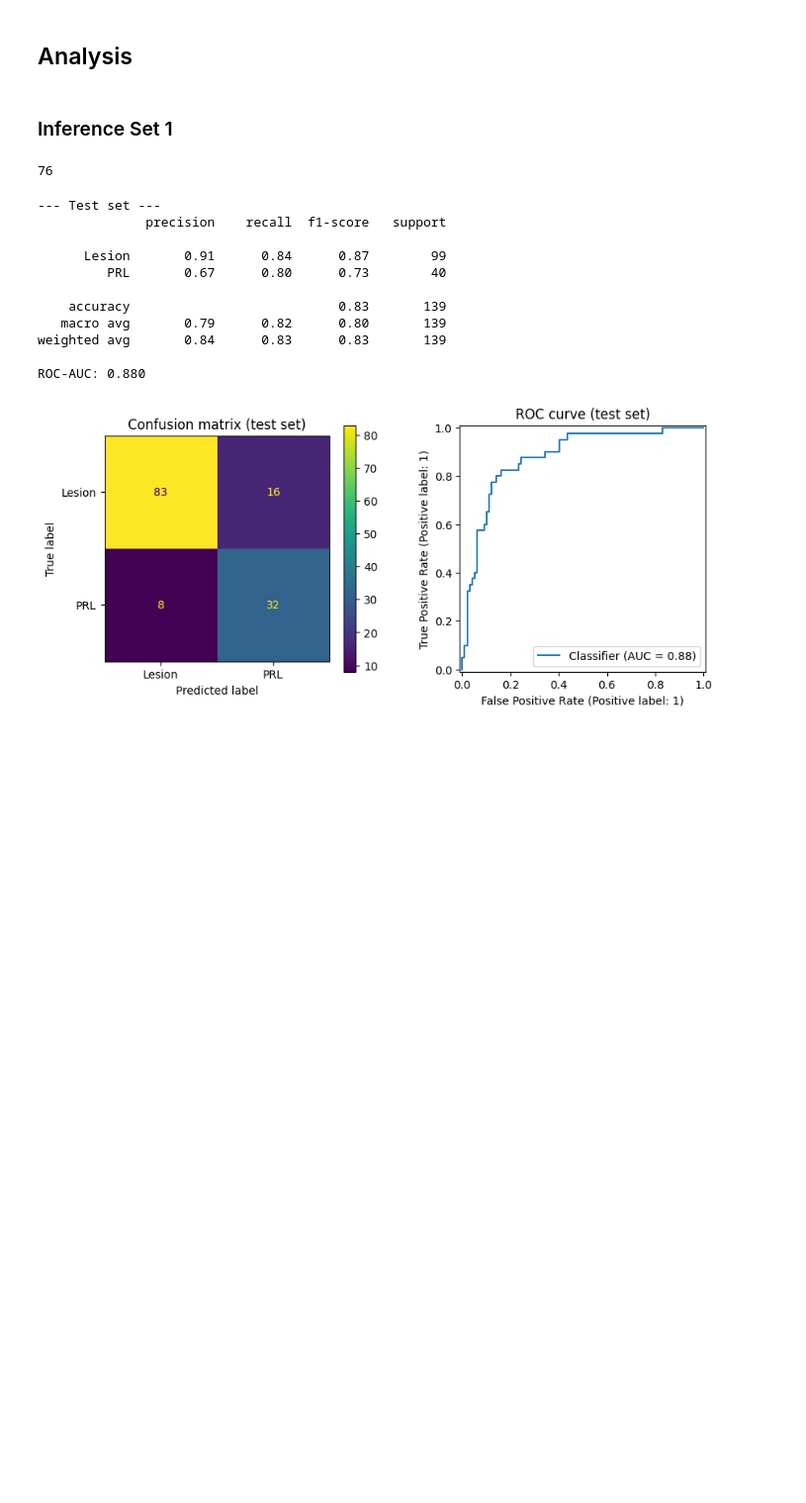
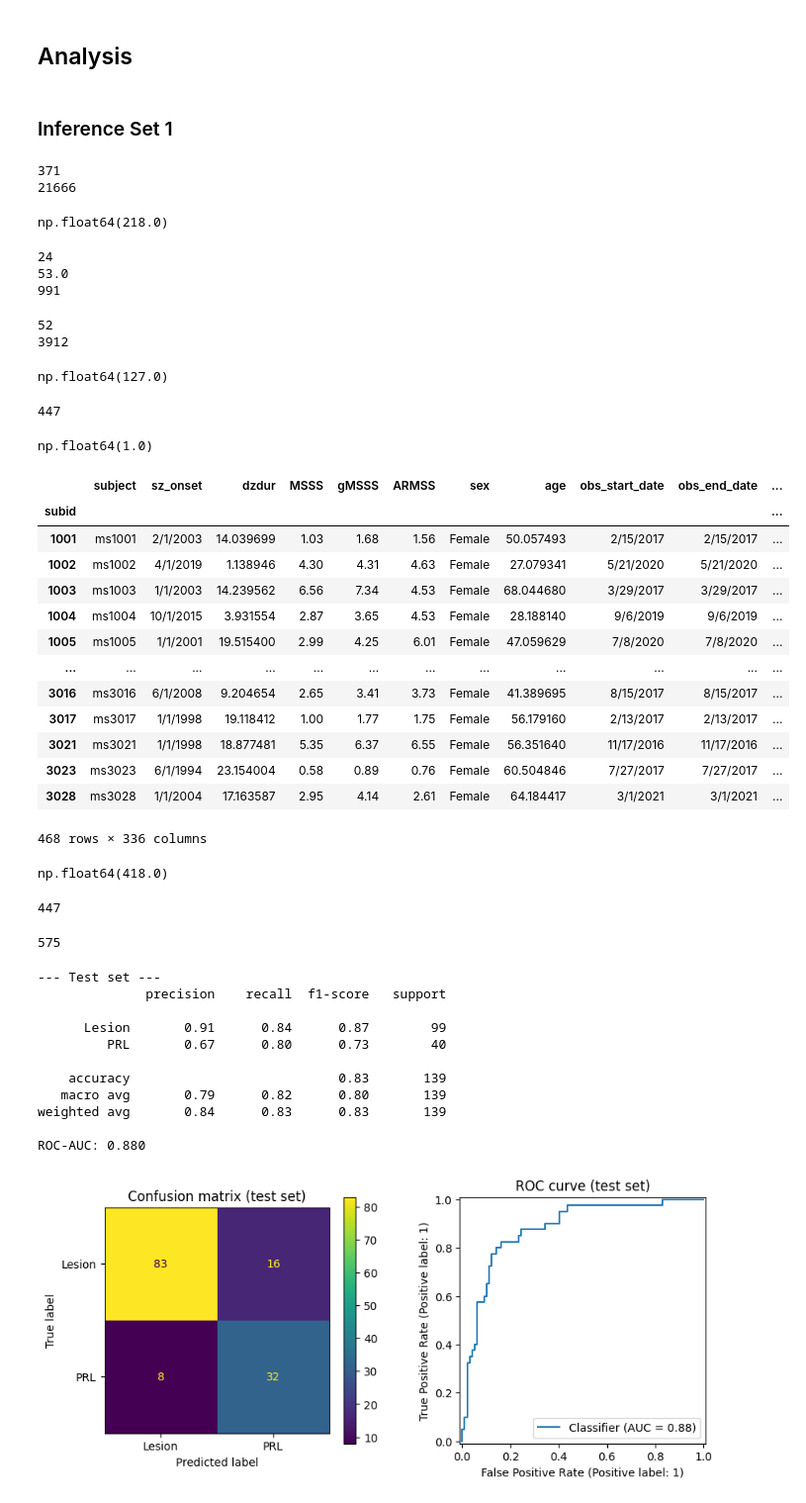
Before and after one commit to srs328/prl_project, a Jupyter notebook: notebooks/save_final_prl_seg.ipynb, the cells around one changed output. Shown at 99% size. Saved outputs shown, nothing was run; the diff lists cells and outputs as text; code cells hidden in the pictures; blank space fills up the shorter version.

```diff
--- a/notebooks/save_final_prl_seg.ipynb
+++ b/notebooks/save_final_prl_seg.ipynb
@@ -55,6 +55,7 @@ analysis_dir = Path("/home/srs-9/Projects/prl_project/analysis")
 # %% [markdown]
 ### Inference Set 1
 # %%
+data = pd.read_csv("/home/srs-9/Projects/thalamus_project/data/working_data_wide3.csv", index_col="subid")
 train_dataset_name = "roi_train2"
 train_dataset = Dataset(train_dataset_name)
 
@@ -83,9 +84,74 @@ full_inf_radiomics_df = pd.read_csv(analysis_dir/datafile_name)
 # these are already filtered for "has_iron_infer"
 large_train_df = pd.concat([train_radiomic_df, inf_radiomics_df], axis=0, ignore_index=True)
 # %%
-len(train_dataset.prl_df)
+full_inference_subjects = full_inference_dataset.cases.index.get_level_values("subid").unique()
+print(len(full_inference_subjects))
+print(len(full_inference_dataset.cases))
+prl_df = full_inference_dataset.prl_df
+prl_df.loc[full_inference_subjects, "PRL"].sum()
 # %% [output]
-76
+371
+21666
+np.float64(218.0)
+# %%
+train_subjeccts = train_dataset.cases.index.get_level_values("subid").unique()
+print(len(train_subjeccts))
+print(prl_df.loc[train_subjeccts, "PRL"].sum())
+print(len(train_dataset.cases))
+# %% [output]
+24
+53.0
+991
+# %%
+inference_subjects = inference_dataset.cases.index.get_level_values("subid").unique()
+print(len(inference_subjects))
+print(len(inference_dataset.cases))
+prl_df.loc[inference_subjects, "PRL"].sum()
+# %% [output]
+52
+3912
+np.float64(127.0)
+# %%
+all_subs = set(full_inference_subjects) | set(train_subjeccts) | set(inference_subjects)
+len(all_subs)
+# %% [output]
+447
+# %%
+from scipy import stats
+
+
+stats.scoreatpercentile(data.loc[data.index.isin(list(all_subs)), "PRL"], 75)
+# %% [output]
+np.float64(1.0)
+# %%
+data
+# %% [output]
+|  | subject | sz_onset | dzdur | MSSS | gMSSS | ARMSS | sex | age | obs_start_date | obs_end_date | ... |
+| subid |  |  |  |  |  |  |  |  |  |  | ... |
+| 1001 | ms1001 | 2/1/2003 | 14.039699 | 1.03 | 1.68 | 1.56 | Female | 50.057493 | 2/15/2017 | 2/15/2017 | ... |
+| 1002 | ms1002 | 4/1/2019 | 1.138946 | 4.30 | 4.31 | 4.63 | Female | 27.079341 | 5/21/2020 | 5/21/2020 | ... |
+| 1003 | ms1003 | 1/1/2003 | 14.239562 | 6.56 | 7.34 | 4.53 | Female | 68.044680 | 3/29/2017 | 3/29/2017 | ... |
+| 1004 | ms1004 | 10/1/2015 | 3.931554 | 2.87 | 3.65 | 4.53 | Female | 28.188140 | 9/6/2019 | 9/6/2019 | ... |
+| 1005 | ms1005 | 1/1/2001 | 19.515400 | 2.99 | 4.25 | 6.01 | Female | 47.059629 | 7/8/2020 | 7/8/2020 | ... |
+| ... | ... | ... | ... | ... | ... | ... | ... | ... | ... | ... | ... |
+| 3016 | ms3016 | 6/1/2008 | 9.204654 | 2.65 | 3.41 | 3.73 | Female | 41.389695 | 8/15/2017 | 8/15/2017 | ... |
+| 3017 | ms3017 | 1/1/1998 | 19.118412 | 1.00 | 1.77 | 1.75 | Female | 56.179160 | 2/13/2017 | 2/13/2017 | ... |
+| 3021 | ms3021 | 1/1/1998 | 18.877481 | 5.35 | 6.37 | 6.55 | Female | 56.351640 | 11/17/2016 | 11/17/2016 | ... |
+| 3023 | ms3023 | 6/1/1994 | 23.154004 | 0.58 | 0.89 | 0.76 | Female | 60.504846 | 7/27/2017 | 7/27/2017 | ... |
+| 3028 | ms3028 | 1/1/2004 | 17.163587 | 2.95 | 4.14 | 2.61 | Female | 64.184417 | 3/1/2021 | 3/1/2021 | ... |
+468 rows × 336 columns
+# %%
+prl_df.loc[data[data['dz_type2']=="MS"].index, 'PRL'].sum()
+# %% [output]
+np.float64(418.0)
+# %%
+len(full_inference_subjects) + len(train_subjeccts) + len(inference_subjects)
+# %% [output]
+447
+# %%
+len(prl_df)
+# %% [output]
+575
 # %%
 X_train, X_test, y_train, y_test = classify.prepare_data(large_train_df)
 model = classify.train_model(X_train, y_train)
```
Also changed, not shown: parts of 15 cells of this notebook, 5 other files.
